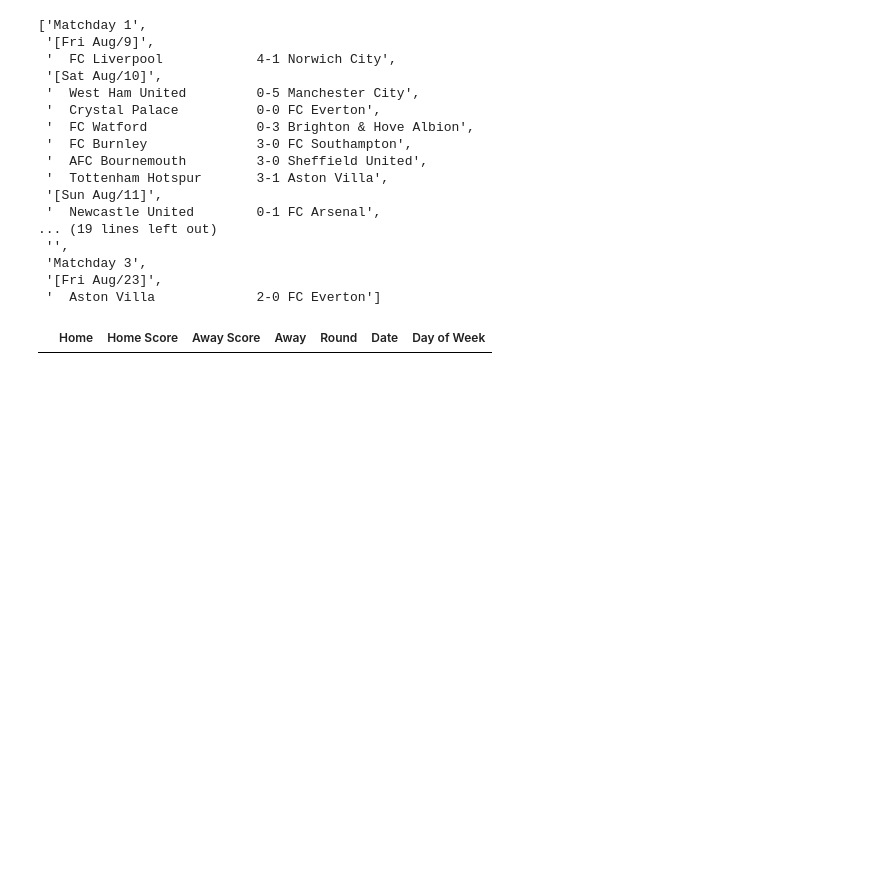
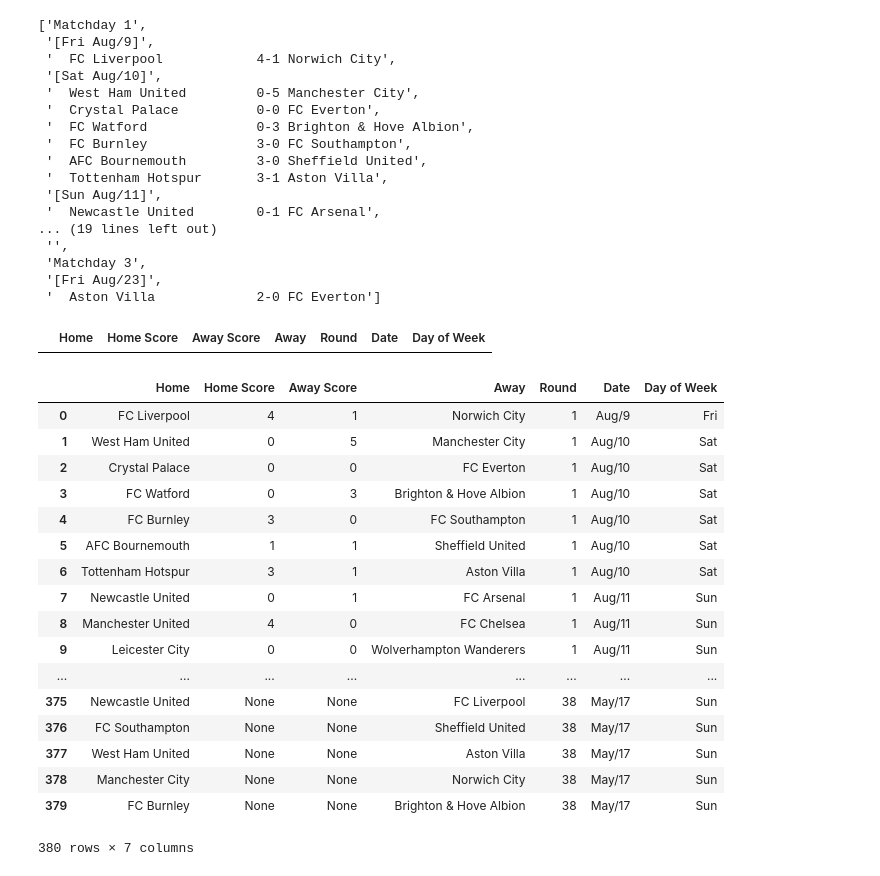
Before and after one commit to frankimi/Premier-League-Standing, a Jupyter notebook: Premier League 2019-2020 Analysis.ipynb, the cells around one changed output. Saved outputs shown, nothing was run; the diff lists cells and outputs as text; code cells hidden in the pictures; blank space fills up the shorter version.

```diff
--- a/Premier League 2019-2020 Analysis.ipynb
+++ b/Premier League 2019-2020 Analysis.ipynb
@@ -82,3 +81,27 @@ for line in data:
+# %%
+# result correction for a specific game
+results_df['Home Score'][5] = 1
+results_df['Away Score'][5] = 1
+results_df
+# %% [output]
+|  | Home | Home Score | Away Score | Away | Round | Date | Day of Week |
+| 0 | FC Liverpool | 4 | 1 | Norwich City | 1 | Aug/9 | Fri |
+| 1 | West Ham United | 0 | 5 | Manchester City | 1 | Aug/10 | Sat |
+| 2 | Crystal Palace | 0 | 0 | FC Everton | 1 | Aug/10 | Sat |
+| 3 | FC Watford | 0 | 3 | Brighton & Hove Albion | 1 | Aug/10 | Sat |
+| 4 | FC Burnley | 3 | 0 | FC Southampton | 1 | Aug/10 | Sat |
+| 5 | AFC Bournemouth | 1 | 1 | Sheffield United | 1 | Aug/10 | Sat |
+| 6 | Tottenham Hotspur | 3 | 1 | Aston Villa | 1 | Aug/10 | Sat |
+| 7 | Newcastle United | 0 | 1 | FC Arsenal | 1 | Aug/11 | Sun |
+| 8 | Manchester United | 4 | 0 | FC Chelsea | 1 | Aug/11 | Sun |
+| 9 | Leicester City | 0 | 0 | Wolverhampton Wanderers | 1 | Aug/11 | Sun |
+| ... | ... | ... | ... | ... | ... | ... | ... |
+| 375 | Newcastle United | None | None | FC Liverpool | 38 | May/17 | Sun |
+| 376 | FC Southampton | None | None | Sheffield United | 38 | May/17 | Sun |
+| 377 | West Ham United | None | None | Aston Villa | 38 | May/17 | Sun |
+| 378 | Manchester City | None | None | Norwich City | 38 | May/17 | Sun |
+| 379 | FC Burnley | None | None | Brighton & Hove Albion | 38 | May/17 | Sun |
+380 rows × 7 columns
 # %%
 # fixtures for selected team
 select_team = 'Sheffield United'
```
Also changed, not shown: parts of 7 cells of this notebook.
